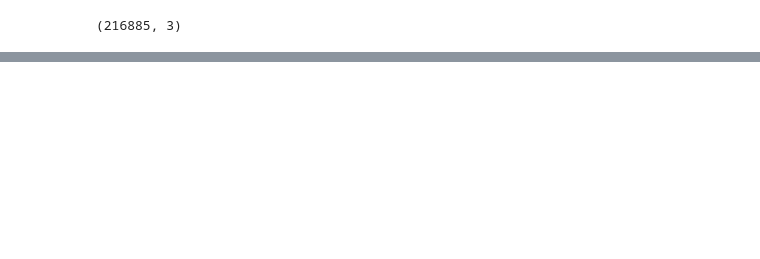
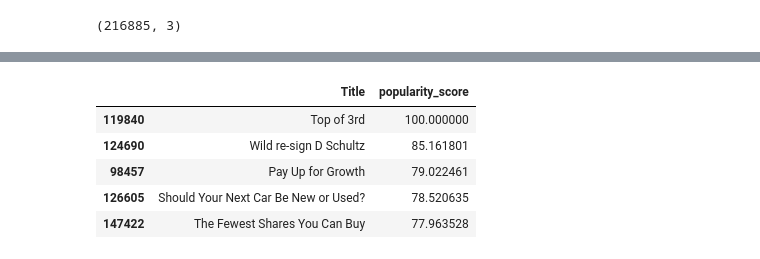
Before and after one commit to karthikeyan0305/news_popularity_system, a Jupyter notebook: Notebook/main_pipeline.ipynb, the cells around one changed output, grey strips where cells are left out. Saved outputs shown, nothing was run; the diff lists cells and outputs as text; code cells hidden in the pictures; blank space fills up the shorter version.

```diff
--- a/Notebook/main_pipeline.ipynb
+++ b/Notebook/main_pipeline.ipynb
@@ -68,0 +199,24 @@ df.sample(5000)
+# %%
+# Feature engineering
+df["emotion"] = df["clean_text"].apply(emotion_score)
+df["lexical"] = df["clean_text"].apply(lexical_diversity)
+df["readability"] = df["clean_text"].apply(readability_score)
+df["urgency"] = df["clean_text"].apply(urgency_score)
+# %%
+
+# Popularity score
+df["popularity_score"] = df.apply(
+    lambda row: calculate_popularity(
+        row["emotion"],
+        row["urgency"],
+        row["lexical"],
+        row["readability"]
+    ),
+    axis=1
+)
+# %%
+# Normalize
+df["popularity_score"] = (df["popularity_score"] / df["popularity_score"].max()) * 100
+# %%
+# Ranking
+df = rank_articles(df)
@@ -68,0 +227,11 @@ df.sample(5000)
+# %%
+
+# Output
+df[["Title","popularity_score"]].head()
+# %% [output]
+|  | Title | popularity_score |
+| 119840 | Top of 3rd | 100.000000 |
+| 124690 | Wild re-sign D Schultz | 85.161801 |
+| 98457 | Pay Up for Growth | 79.022461 |
+| 126605 | Should Your Next Car Be New or Used? | 78.520635 |
+| 147422 | The Fewest Shares You Can Buy | 77.963528 |
```
Also changed, not shown: parts of 15 cells of this notebook, 10 other files.
